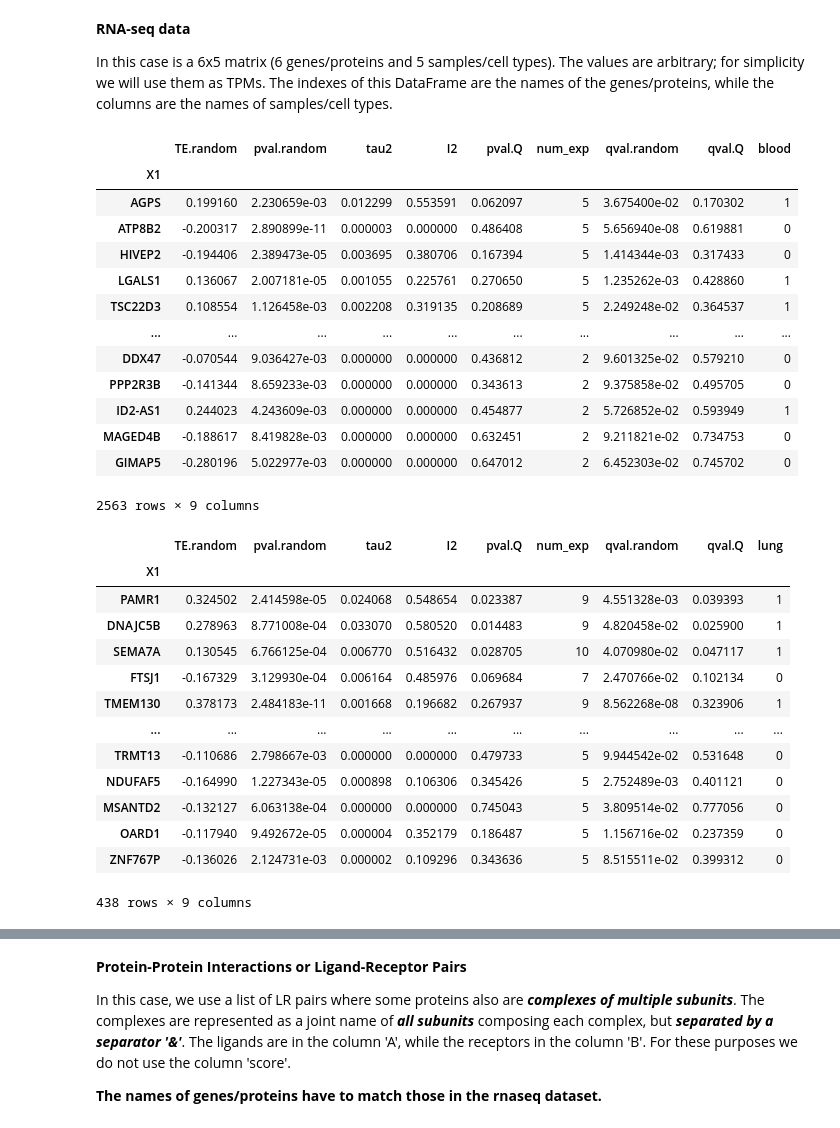
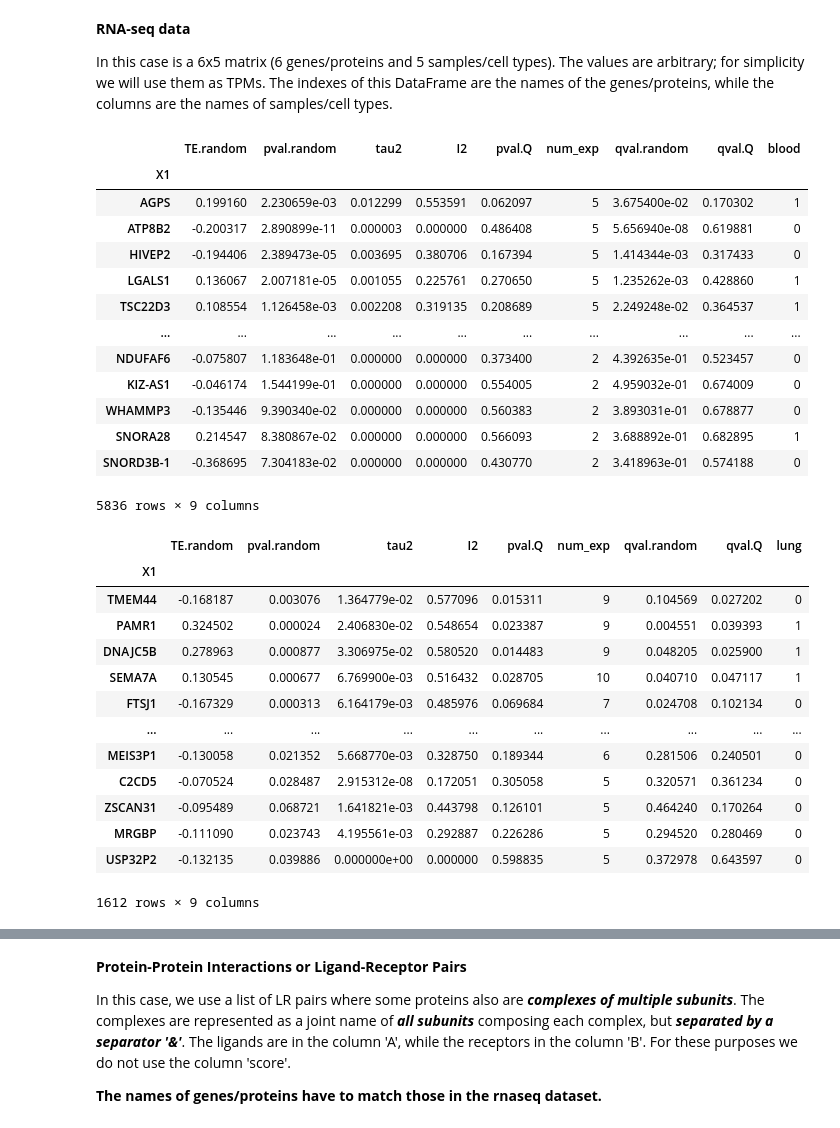
Before and after one commit to AnaBVA/Meta-analysis_COPD, a Jupyter notebook: Lung-Blood/scripts/cell2cell.ipynb, the cells around one changed output, grey strips where cells are left out. Drawn from its saved outputs; the diff is of its cells as text; code cells hidden in the pictures.

```diff
--- a/Lung-Blood/scripts/cell2cell.ipynb
+++ b/Lung-Blood/scripts/cell2cell.ipynb
@@ -13,7 +13,7 @@ In this case is a 6x5 matrix (6 genes/proteins and 5 samples/cell types). The va
 blood = pd.read_csv('../../Blood/output_data/Blood_2021-03-01_Step6_meta-analysis.csv', index_col=0,)
 #blood = blood.drop(blood.columns[0], axis=1)
 #blood =  blood[(blood["qval.random"] < 0.05 ) & (blood["num_exp"] >= 4 ) & (blood["I2"] < .4 )] # DE tresholds
-blood =  blood[(blood["qval.random"] < 0.1 ) & (blood["num_exp"] >= 2 ) & (blood["I2"] < .6 )]
+blood =  blood[(blood["qval.random"] < 0.5 ) & (blood["num_exp"] >= 2 ) & (blood["I2"] < .6 )]
 blood['blood'] = blood['TE.random']>0
 blood['blood'] = blood['blood'].astype(int)
 blood
@@ -26,34 +26,34 @@ blood
 | LGALS1 | 0.136067 | 2.007181e-05 | 0.001055 | 0.225761 | 0.270650 | 5 | 1.235262e-03 | 0.428860 | 1 |
 | TSC22D3 | 0.108554 | 1.126458e-03 | 0.002208 | 0.319135 | 0.208689 | 5 | 2.249248e-02 | 0.364537 | 1 |
 | ... | ... | ... | ... | ... | ... | ... | ... | ... | ... |
-| DDX47 | -0.070544 | 9.036427e-03 | 0.000000 | 0.000000 | 0.436812 | 2 | 9.601325e-02 | 0.579210 | 0 |
-| PPP2R3B | -0.141344 | 8.659233e-03 | 0.000000 | 0.000000 | 0.343613 | 2 | 9.375858e-02 | 0.495705 | 0 |
-| ID2-AS1 | 0.244023 | 4.243609e-03 | 0.000000 | 0.000000 | 0.454877 | 2 | 5.726852e-02 | 0.593949 | 1 |
-| MAGED4B | -0.188617 | 8.419828e-03 | 0.000000 | 0.000000 | 0.632451 | 2 | 9.211821e-02 | 0.734753 | 0 |
-| GIMAP5 | -0.280196 | 5.022977e-03 | 0.000000 | 0.000000 | 0.647012 | 2 | 6.452303e-02 | 0.745702 | 0 |
+| NDUFAF6 | -0.075807 | 1.183648e-01 | 0.000000 | 0.000000 | 0.373400 | 2 | 4.392635e-01 | 0.523457 | 0 |
+| KIZ-AS1 | -0.046174 | 1.544199e-01 | 0.000000 | 0.000000 | 0.554005 | 2 | 4.959032e-01 | 0.674009 | 0 |
+| WHAMMP3 | -0.135446 | 9.390340e-02 | 0.000000 | 0.000000 | 0.560383 | 2 | 3.893031e-01 | 0.678877 | 0 |
+| SNORA28 | 0.214547 | 8.380867e-02 | 0.000000 | 0.000000 | 0.566093 | 2 | 3.688892e-01 | 0.682895 | 1 |
+| SNORD3B-1 | -0.368695 | 7.304183e-02 | 0.000000 | 0.000000 | 0.430770 | 2 | 3.418963e-01 | 0.574188 | 0 |
-2563 rows × 9 columns
+5836 rows × 9 columns
 # %%
 lung = pd.read_csv('../../Tissue/output_data/2021-03-01_Step6_meta-analysis.csv', index_col=0)
 #lung =  lung[(lung["qval.random"] < 0.05 ) & (lung["num_exp"] >= 9 ) & (lung["I2"] < .4 )] # DE tresholds
-lung =  lung[(lung["qval.random"] < 0.1 ) & (lung["num_exp"] >= 5 ) & (lung["I2"] < .6 )]
+lung =  lung[(lung["qval.random"] < 0.5 ) & (lung["num_exp"] >= 5 ) & (lung["I2"] < .6 )]
 lung['lung'] = lung['TE.random']>0
 lung['lung'] = lung['lung'].astype(int)
 lung
 # %% [output]
 |  | TE.random | pval.random | tau2 | I2 | pval.Q | num_exp | qval.random | qval.Q | lung |
 | X1 |  |  |  |  |  |  |  |  |  |
-| PAMR1 | 0.324502 | 2.414598e-05 | 0.024068 | 0.548654 | 0.023387 | 9 | 4.551328e-03 | 0.039393 | 1 |
-| DNAJC5B | 0.278963 | 8.771008e-04 | 0.033070 | 0.580520 | 0.014483 | 9 | 4.820458e-02 | 0.025900 | 1 |
-| SEMA7A | 0.130545 | 6.766125e-04 | 0.006770 | 0.516432 | 0.028705 | 10 | 4.070980e-02 | 0.047117 | 1 |
-| FTSJ1 | -0.167329 | 3.129930e-04 | 0.006164 | 0.485976 | 0.069684 | 7 | 2.470766e-02 | 0.102134 | 0 |
-| TMEM130 | 0.378173 | 2.484183e-11 | 0.001668 | 0.196682 | 0.267937 | 9 | 8.562268e-08 | 0.323906 | 1 |
+| TMEM44 | -0.168187 | 0.003076 | 1.364779e-02 | 0.577096 | 0.015311 | 9 | 0.104569 | 0.027202 | 0 |
+| PAMR1 | 0.324502 | 0.000024 | 2.406830e-02 | 0.548654 | 0.023387 | 9 | 0.004551 | 0.039393 | 1 |
+| DNAJC5B | 0.278963 | 0.000877 | 3.306975e-02 | 0.580520 | 0.014483 | 9 | 0.048205 | 0.025900 | 1 |
+| SEMA7A | 0.130545 | 0.000677 | 6.769900e-03 | 0.516432 | 0.028705 | 10 | 0.040710 | 0.047117 | 1 |
+| FTSJ1 | -0.167329 | 0.000313 | 6.164179e-03 | 0.485976 | 0.069684 | 7 | 0.024708 | 0.102134 | 0 |
 | ... | ... | ... | ... | ... | ... | ... | ... | ... | ... |
-| TRMT13 | -0.110686 | 2.798667e-03 | 0.000000 | 0.000000 | 0.479733 | 5 | 9.944542e-02 | 0.531648 | 0 |
-| NDUFAF5 | -0.164990 | 1.227343e-05 | 0.000898 | 0.106306 | 0.345426 | 5 | 2.752489e-03 | 0.401121 | 0 |
-| MSANTD2 | -0.132127 | 6.063138e-04 | 0.000000 | 0.000000 | 0.745043 | 5 | 3.809514e-02 | 0.777056 | 0 |
-| OARD1 | -0.117940 | 9.492672e-05 | 0.000004 | 0.352179 | 0.186487 | 5 | 1.156716e-02 | 0.237359 | 0 |
-| ZNF767P | -0.136026 | 2.124731e-03 | 0.000002 | 0.109296 | 0.343636 | 5 | 8.515511e-02 | 0.399312 | 0 |
+| MEIS3P1 | -0.130058 | 0.021352 | 5.668770e-03 | 0.328750 | 0.189344 | 6 | 0.281506 | 0.240501 | 0 |
+| C2CD5 | -0.070524 | 0.028487 | 2.915312e-08 | 0.172051 | 0.305058 | 5 | 0.320571 | 0.361234 | 0 |
+| ZSCAN31 | -0.095489 | 0.068721 | 1.641821e-03 | 0.443798 | 0.126101 | 5 | 0.464240 | 0.170264 | 0 |
+| MRGBP | -0.111090 | 0.023743 | 4.195561e-03 | 0.292887 | 0.226286 | 5 | 0.294520 | 0.280469 | 0 |
+| USP32P2 | -0.132135 | 0.039886 | 0.000000e+00 | 0.000000 | 0.598835 | 5 | 0.372978 | 0.643597 | 0 |
-438 rows × 9 columns
+1612 rows × 9 columns
 # %%
 both = [blood,lung]
 df = pd.concat(both, axis=1)
```
Also changed, not shown: parts of 12 cells of this notebook, 5 other files.
